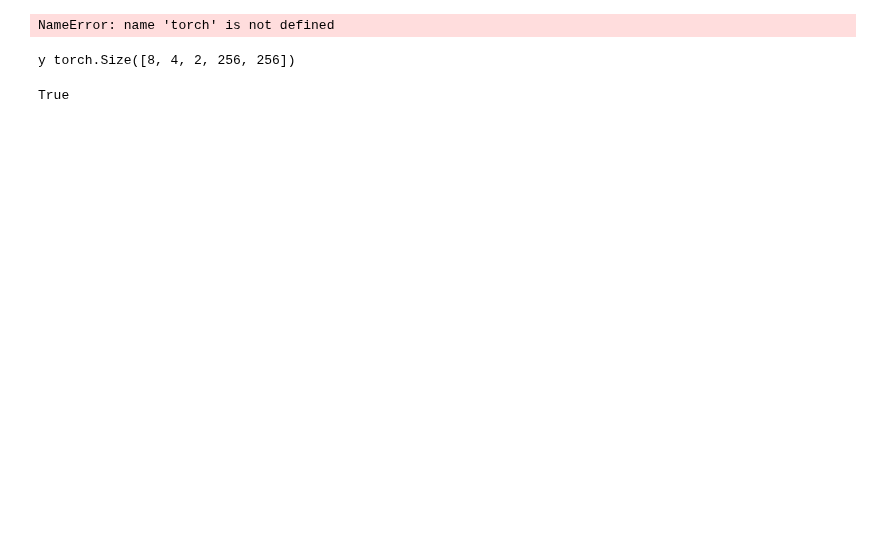
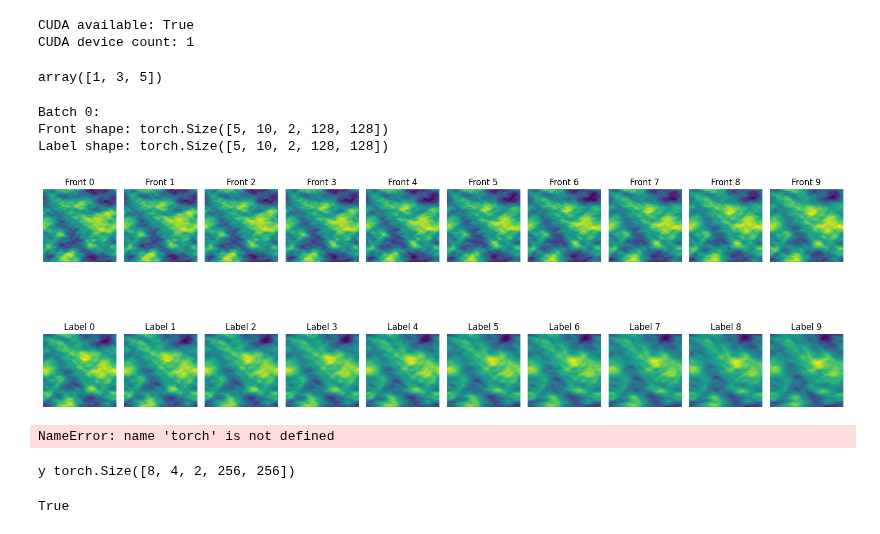
Before and after one commit to tpharmsen/AutoregressiveNeuralOperators, a Jupyter notebook: src/test2.ipynb, the cells around one changed output. Drawn from its saved outputs; the diff is of its cells as text; code cells hidden in the pictures; blank space fills up the shorter version.

Commit message:
temporal bundling dataloader impl

```diff
--- a/src/test2.ipynb
+++ b/src/test2.ipynb
@@ -1,3 +88,41 @@
+# %%
+print("CUDA available:", torch.cuda.is_available())
+print("CUDA device count:", torch.cuda.device_count())
+test = np.array([1,2,3,4,5,6,7,8,9])
+test[0:5:2]
+# %% [output]
+CUDA available: True
+CUDA device count: 1
+array([1, 3, 5])
+# %%
+reader = AmiraReaderFromAM(['../datasets/prjs1359/AmiraSet/6080.am'], resample_shape=128, resample_mode='fourier')
+# %%
+tb = 10
+dataset = AmiraDatasetFromAM(reader, temporal_bundling=tb, forward_steps=1)
+loader = torch.utils.data.DataLoader(dataset, batch_size=5, shuffle=False)
+for i, (front, label) in enumerate(loader):
+    print(f"Batch {i}:")
+    print("Front shape:", front.shape)
+    print("Label shape:", label.shape)
+    break
+# %% [output]
+Batch 0:
+Front shape: torch.Size([5, 10, 2, 128, 128])
+Label shape: torch.Size([5, 10, 2, 128, 128])
+# %%
+import matplotlib.pyplot as plt
+fig, ax = plt.subplots(2, tb, figsize=(16, 7))
+for i in range(tb):
+    ax[0,i].imshow(front[0, i, 0, :, :].cpu().numpy())
+    ax[1,i].imshow(label[0, i, 0, :, :].cpu().numpy())
+    ax[0,i].set_title(f"Front {i}")
+    ax[0,i].axis('off')
+    ax[1,i].set_title(f"Label {i}")
+    ax[1,i].axis('off')
+plt.tight_layout()
+plt.show()
+# %% [output]
+[figure, added]
 # %%
 import torch
 import torch.nn.functional as F
```
Also changed, not shown: parts of 2 cells of this notebook.
